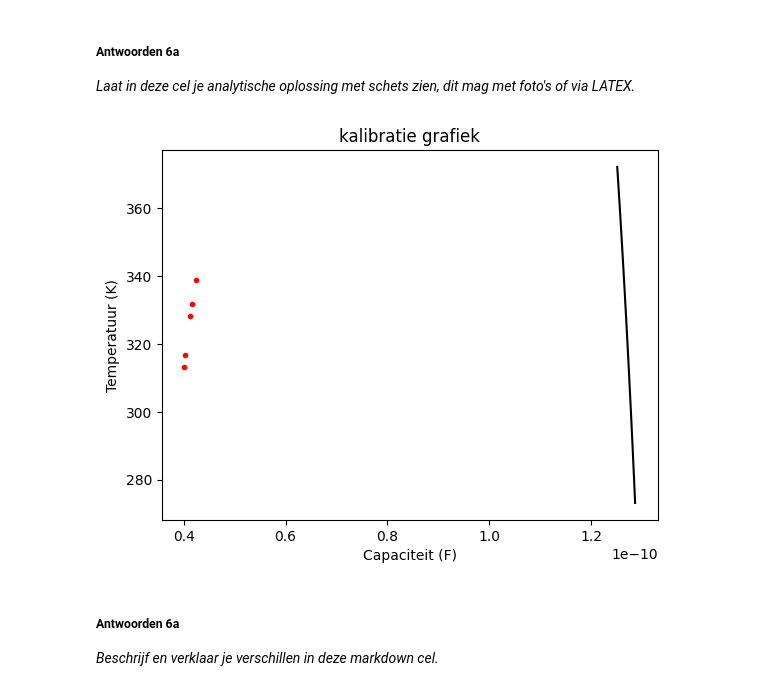
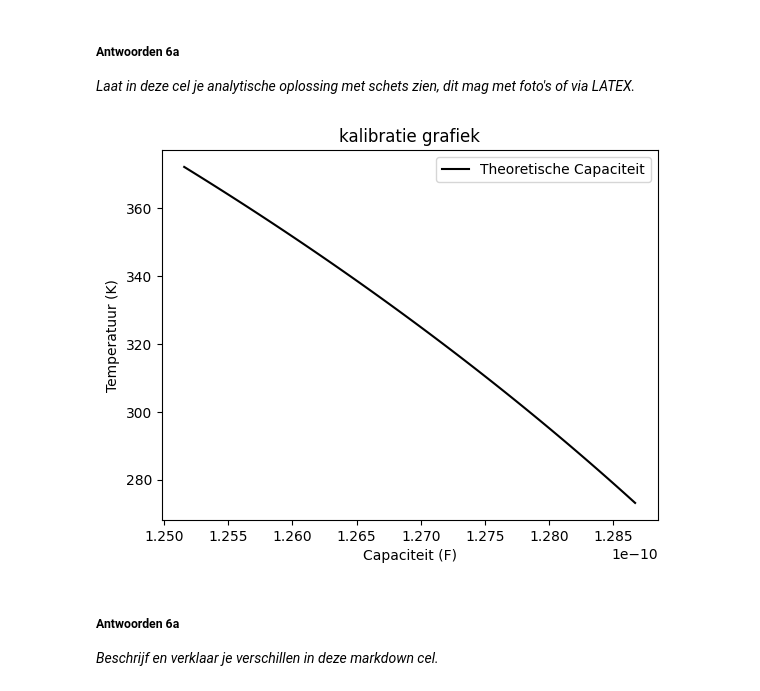
Before and after one commit to AAAGomperts/opdrachten-DEF-D, a Jupyter notebook: DigitaleOntwerpopdrachten/1CondensatorOpdracht/CondensatorOntwerpopdracht.ipynb, the cells around one changed output. Drawn from its saved outputs; the diff is of its cells as text; code cells hidden in the pictures.

```diff
--- a/DigitaleOntwerpopdrachten/1CondensatorOpdracht/CondensatorOntwerpopdracht.ipynb
+++ b/DigitaleOntwerpopdrachten/1CondensatorOpdracht/CondensatorOntwerpopdracht.ipynb
@@ -981,42 +981,42 @@ d_lucht = 0.00025
 
 def epsilon_r_water_func(T):
     T = T - 273.15
-    return 87.74 - 0.40008*T + 9.398e-4*T**2 - 1.41e-6*T**3
+    return 87.74 - 0.40008 * T + 9.398e-4 * T**2 - 1.41e-6 * T**3
 
 epsilon_water = epsilon_r_water_func(T) * epsilon0
 epsilon_zakje = 2.2*epsilon0
 epsilon_kurk = 20*epsilon0
 epsilon_lucht = epsilon_air
 
 A_tot = l*b
 A_kurk =  np.pi*r_kurk**2
 A_water = A_tot - 3*A_kurk
 
 C_water = vlakkeplaat(A_water, d_water, epsilon_water)
 C_zakje_water = vlakkeplaat(A_water, d_zakje, epsilon_zakje)
 C_zakje_kurk = vlakkeplaat(A_kurk, d_zakje, epsilon_zakje)
 C_lucht_water = vlakkeplaat(A_water, d_lucht, epsilon_lucht)
 C_lucht_kurk = vlakkeplaat(A_kurk, d_lucht, epsilon_lucht)
 C_kurk = vlakkeplaat(A_kurk, d_water, epsilon_kurk)
 
 C_tot_water = 1/(1/C_water + 2/C_zakje_water + 2/C_lucht_water)
 C_tot_kurk = 3/(1/C_kurk + 2/C_zakje_kurk + 2/C_lucht_kurk)
 C_tot = C_tot_kurk + C_tot_water
 
 gemeten_C = np.array([42.5,41.6,41.3,40.3,40.1]) * 10**-12
 gemeten_T = np.array([65.6,58.7,55,43.6,40]) + 273.15
 
-
 ### Maak hier je plot
 plt.figure()
 plt.title("kalibratie grafiek")
 plt.plot(C_tot, T, "k-", label="Theoretische Capaciteit")
-plt.plot(gemeten_C, gemeten_T, "r.", label="Gemeten Capaciteit")
+#plt.plot(gemeten_C, gemeten_T, "r.", label="Gemeten Capaciteit")
 plt.xlabel("Capaciteit (F)")
 plt.ylabel("Temperatuur (K)")
+plt.legend()
 plt.show()
 # %% [output]
-[figure, old version]
+[figure, new version]
 # %% [markdown]
 ##### Antwoorden 6a
 
```
